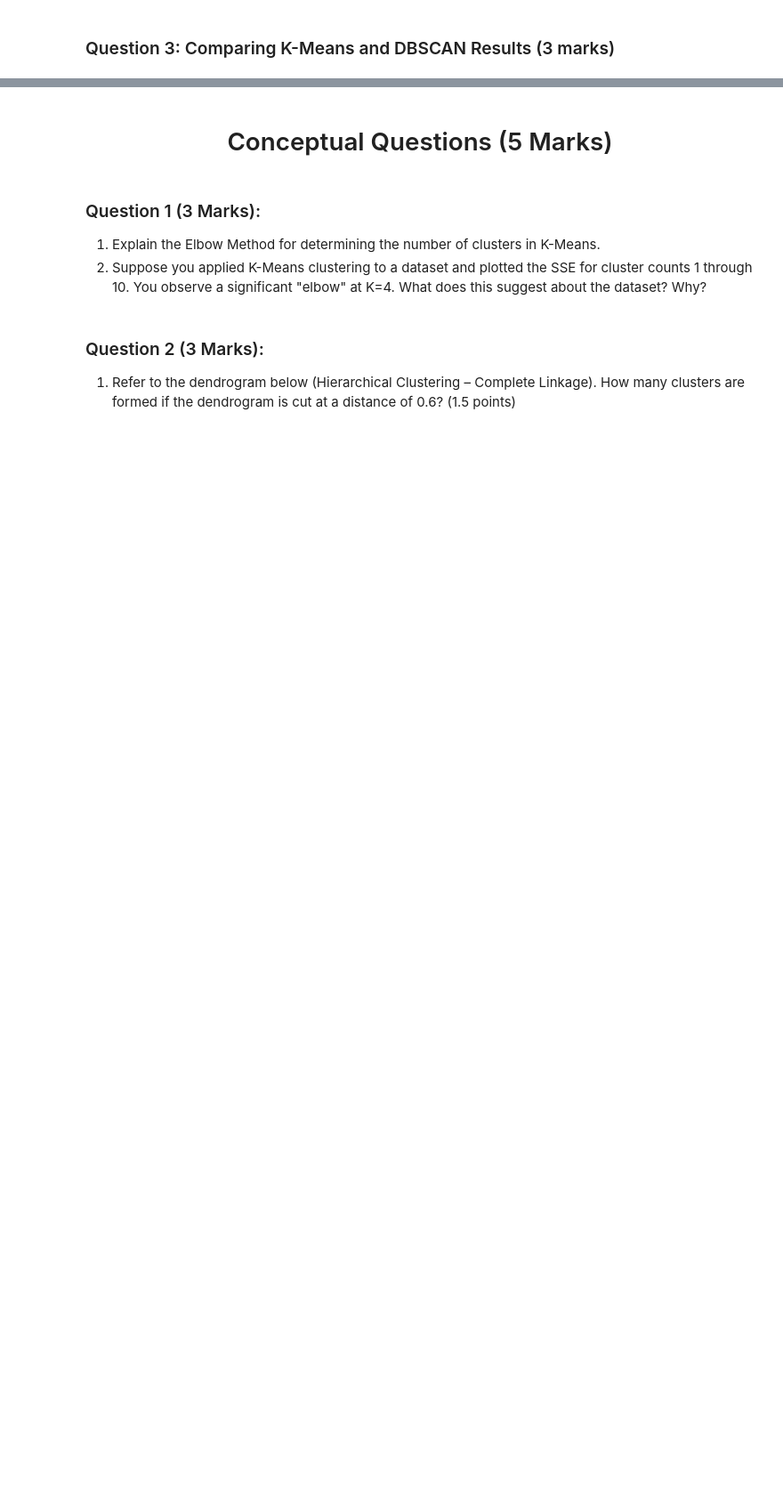
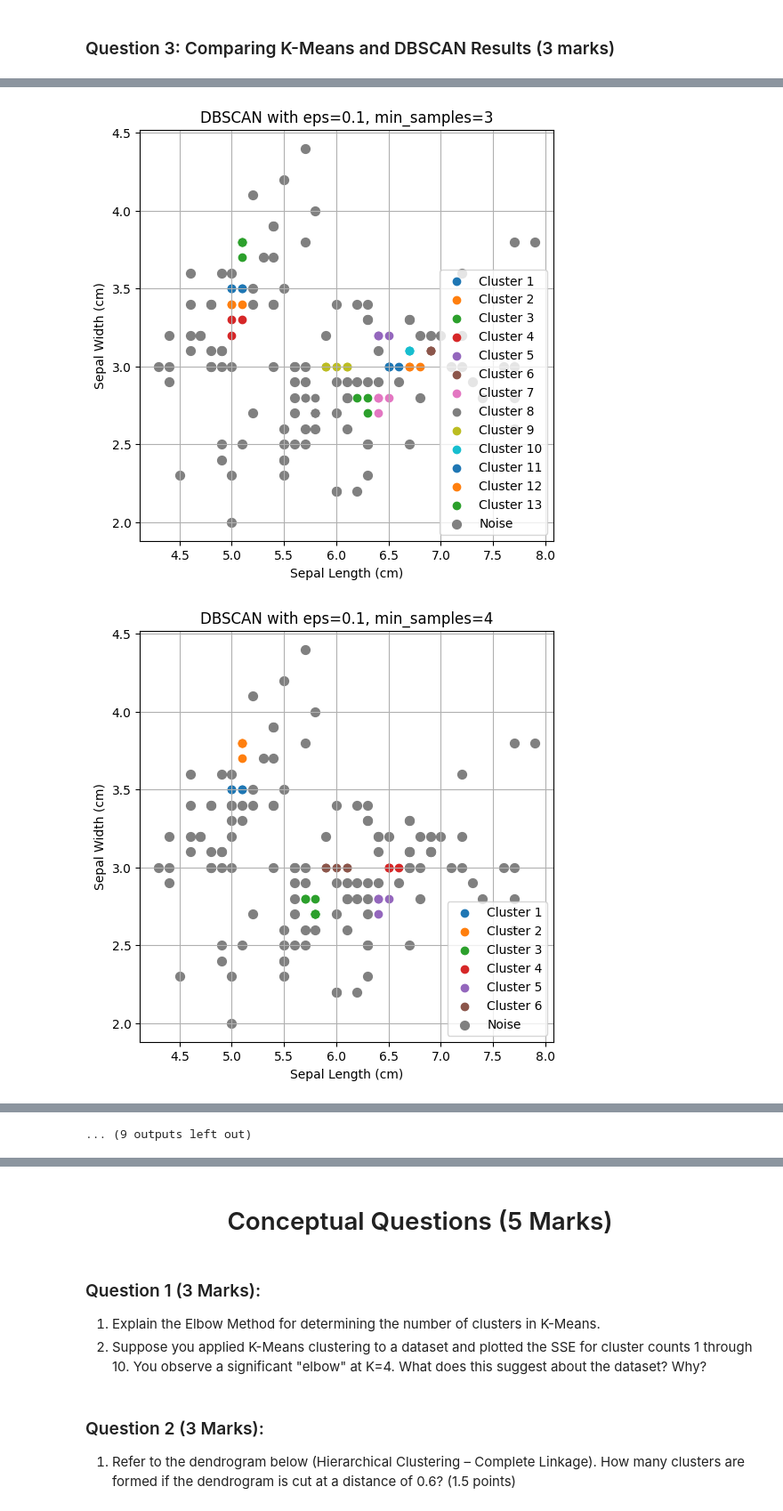
Before and after one commit to Hashir-Jamil/custering_tutorial_iris_dataset, a Jupyter notebook: clustering_iris.ipynb, the cells around one changed output, grey strips where cells are left out. Shown at 89% size. Saved outputs shown, nothing was run; the diff lists cells and outputs as text; code cells hidden in the pictures; blank space fills up the shorter version.

```diff
--- a/clustering_iris.ipynb
+++ b/clustering_iris.ipynb
@@ -118,0 +163,23 @@ plt.show()
+# %%
+# Tune DBSCAN parameters
+for eps in [0.1, 0.15, 0.2, 0.25, 0.3, 0.35, 0.4]:
+    for min_samples in [3, 4, 5]:
+        dbscan = DBSCAN(eps=eps, min_samples=min_samples)
+        labels = dbscan.fit_predict(X)
+        unique_labels = set(labels)
+
+        plt.figure(figsize=(6, 6))
+        for label in unique_labels:
+            if label == -1:
+                plt.scatter(X[labels == label, 0], X[labels == label, 1], c='gray', label='Noise', s=50)
+            else:
+                plt.scatter(X[labels == label, 0], X[labels == label, 1], label=f'Cluster {label + 1}')
+        plt.title(f'DBSCAN with eps={eps}, min_samples={min_samples}')
+        plt.xlabel('Sepal Length (cm)')
+        plt.ylabel('Sepal Width (cm)')
+        plt.legend()
+        plt.grid()
+        plt.show()
+# %% [output]
+[figure, added]
+[figure, added]
@@ -118,0 +196 @@ plt.show()
+... (9 outputs left out)
```
Also changed, not shown: parts of 5 cells of this notebook.
